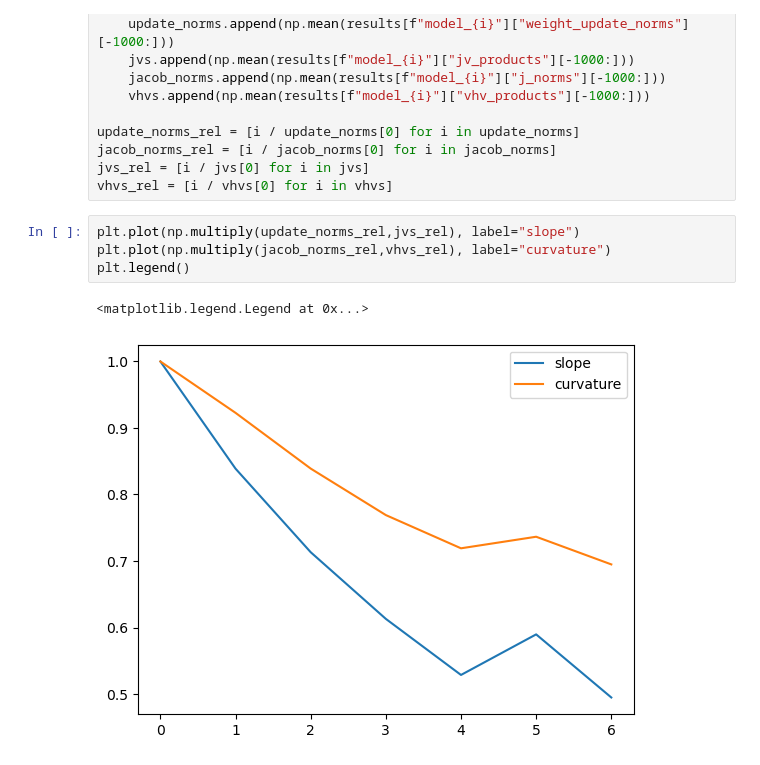
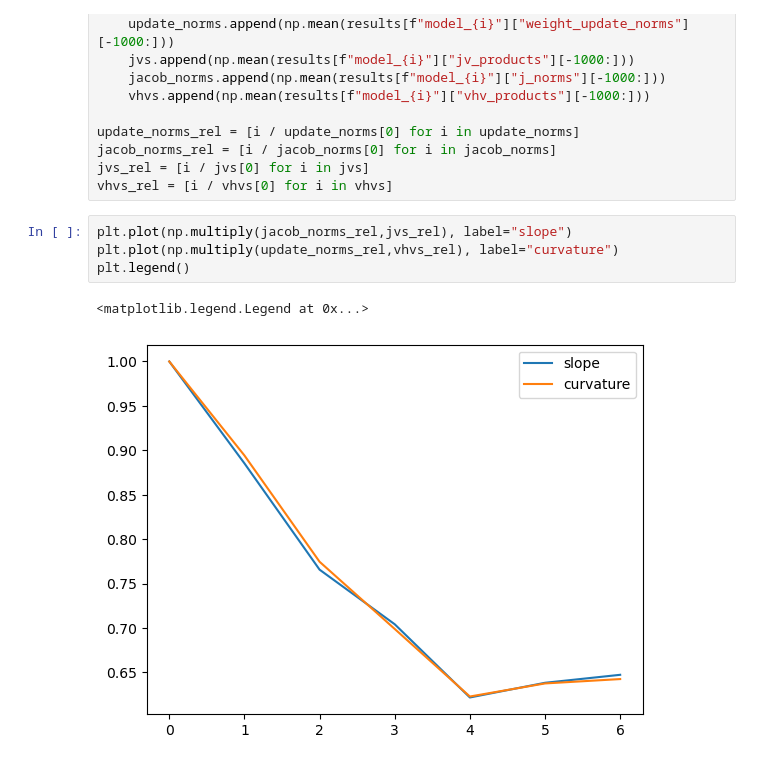
Before and after one commit to mini-batch/neural_net_generalisation, a Jupyter notebook: misc/slope_increase_test.ipynb, the cells around one changed output. Drawn from its saved outputs; the diff is of its cells as text.

```diff
--- a/misc/slope_increase_test.ipynb
+++ b/misc/slope_increase_test.ipynb
@@ -545,12 +545,12 @@ jacob_norms_rel = [i / jacob_norms[0] for i in jacob_norms]
 jvs_rel = [i / jvs[0] for i in jvs]
 vhvs_rel = [i / vhvs[0] for i in vhvs]
 # %%
-plt.plot(np.multiply(update_norms_rel,jvs_rel), label="slope")
-plt.plot(np.multiply(jacob_norms_rel,vhvs_rel), label="curvature")
+plt.plot(np.multiply(jacob_norms_rel,jvs_rel), label="slope")
+plt.plot(np.multiply(update_norms_rel,vhvs_rel), label="curvature")
 plt.legend()
 # %% [output]
 <matplotlib.legend.Legend at 0x...>
-[figure, old version]
+[figure, new version]
 # %%
 colours = ["blue", "orange", "red", "green", "purple", "lime","brown"]
 for i, num in enumerate([20,40,60,80,100,120,140]):
```
Also changed, not shown: parts of 9 cells of this notebook.
